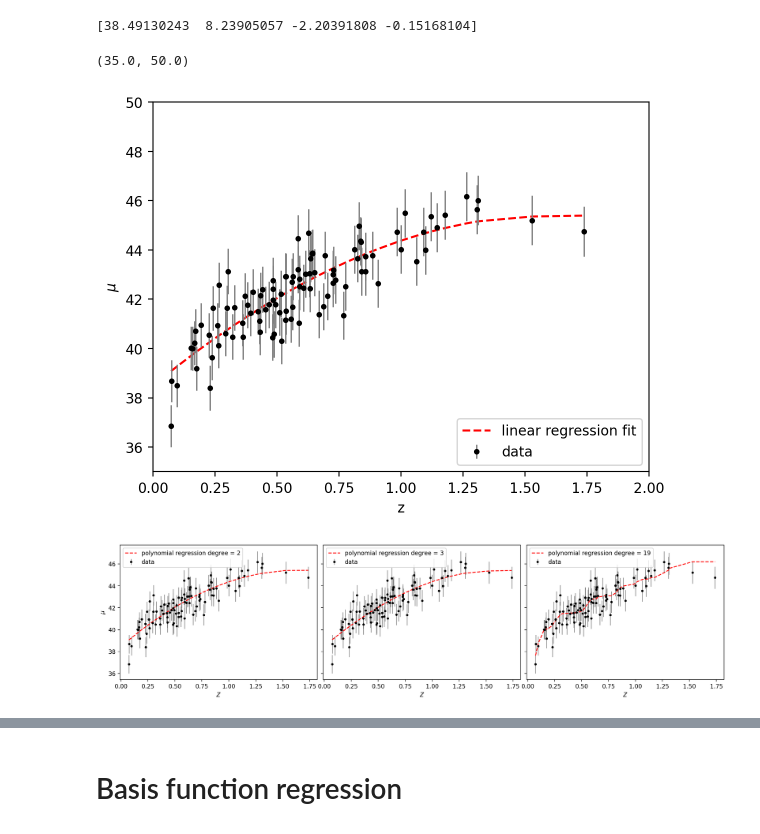
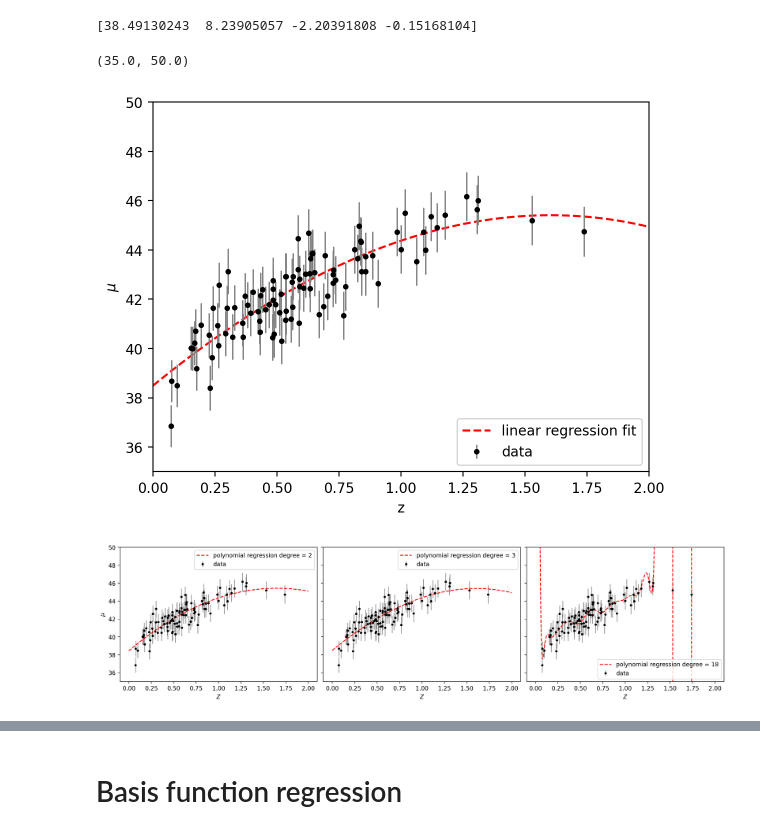
Before and after one commit to EdoSanto/astrostatistics_bicocca_2024, a Jupyter notebook: working/Supernova distances and redshifts (part 1).ipynb, the cells around one changed output, grey strips where cells are left out. Saved outputs shown, nothing was run; the diff lists cells and outputs as text; code cells hidden in the pictures.

```diff
--- a/working/Supernova distances and redshifts (part 1).ipynb
+++ b/working/Supernova distances and redshifts (part 1).ipynb
@@ -17,3 +21,15 @@ plt.ylim(35,50)
 # %% [output]
 (35.0, 50.0)
 [figure]
+# %%
+cosmo = LambdaCDM(H0=71, Om0=0.27, Ode0=1-0.27)
+X_new = np.linspace(0,2,1000)
+mu_true = cosmo.distmod(X_new)
+
+plt.errorbar(z_sample, mu_sample, dmu, fmt='.k', ecolor='gray', lw=1,label='data')
+plt.plot(X_new, mu_true, '--', c='gray',label='true')
+plt.xlabel("z")
+plt.ylabel("$\mu$")
+plt.legend(loc='lower right')
+plt.xlim(0,2)
+plt.ylim(35,50)
@@ -21,8 +40,6 @@ plt.ylim(35,50)
 # Linear regression
 # %%
 from sklearn.linear_model import LinearRegression
-
-X_new = np.array([[0], [2]])
 
 lin_reg = LinearRegression()
 lin_reg.fit(z_sample.reshape(-1,1),  mu_sample.reshape(-1,1), sample_weight=(1/(dmu**2)))
@@ -31,7 +48,7 @@ theta0 = lin_reg.intercept_
 theta1 = lin_reg.coef_
 
 print(theta0, theta1)
-y_pred_lin = lin_reg.predict(X_new)
+y_pred_lin = lin_reg.predict(X_new.reshape(-1, 1))
 # %% [output]
 [39.48384602] [[4.76438865]]
 # %%
@@ -54,14 +71,14 @@ degree = 3
 model = PolynomialRegression(degree) # fit 3rd degree polynomial
 model.fit(z_sample.reshape(-1,1),  mu_sample)
 
-y_pred_poly = model.predict(z_sample.reshape(-1,1))
+y_pred_poly = model.predict(X_new.reshape(-1,1))
 n_constraints = degree + 1
 
 print(model.coef_)
 # %% [output]
 [38.49130243  8.23905057 -2.20391808 -0.15168104]
 # %%
-plt.plot(np.sort(z_sample), np.sort(y_pred_poly), '--r', label = 'linear regression fit')
+plt.plot(X_new, y_pred_poly, '--r', label = 'linear regression fit')
 plt.errorbar(z_sample, mu_sample, dmu, fmt='.k', ecolor='gray', lw=1,label = 'data')
 plt.xlabel("z")
 plt.ylabel("$\mu$")
@@ -70,30 +87,32 @@ plt.xlim(0,2)
 plt.ylim(35,50)
 # %% [output]
 (35.0, 50.0)
-[figure, old version]
+[figure, new version]
 # %%
 fig = plt.figure(figsize=(16, 4))
 fig.subplots_adjust(wspace=0.03, bottom=0.15,
                     top=0.95, left=0.07, right=0.97)
 
-for i, degree in enumerate([2, 3, 19]):  #Try 2nd, 3rd and 19th order
+for i, degree in enumerate([2, 3, 18]):  #Try 2nd, 3rd and 19th order
     ax = fig.add_subplot(131 + i)
     ax.errorbar(z_sample, mu_sample, dmu, fmt='.k', ecolor='gray', lw=1,label = 'data')
 
     model = PolynomialRegression(degree) # fit 3rd degree polynomial
     model.fit(z_sample.reshape(-1,1),  mu_sample)
 
-    y_pred_poly = model.predict(z_sample.reshape(-1,1))
+    y_pred_poly = model.predict(X_new.reshape(-1,1))
 
-    ax.plot(np.sort(z_sample), np.sort(y_pred_poly), '--r', label = 'polynomial regression degree = '+ str(degree))
+    ax.plot(X_new, y_pred_poly, '--r', label = 'polynomial regression degree = '+ str(degree))
 
     if i in (1, 2):
         ax.yaxis.set_major_formatter(plt.NullFormatter())
     else:
         ax.set_ylabel('$\mu$')
+
+    ax.set_ylim(35,50)
     ax.set_xlabel('$Z$')
     ax.legend()
 
 plt.show()
 # %% [output]
-[figure, old version]
+[figure, new version]
```
Also changed, not shown: parts of 21 cells of this notebook, 1 other file.
